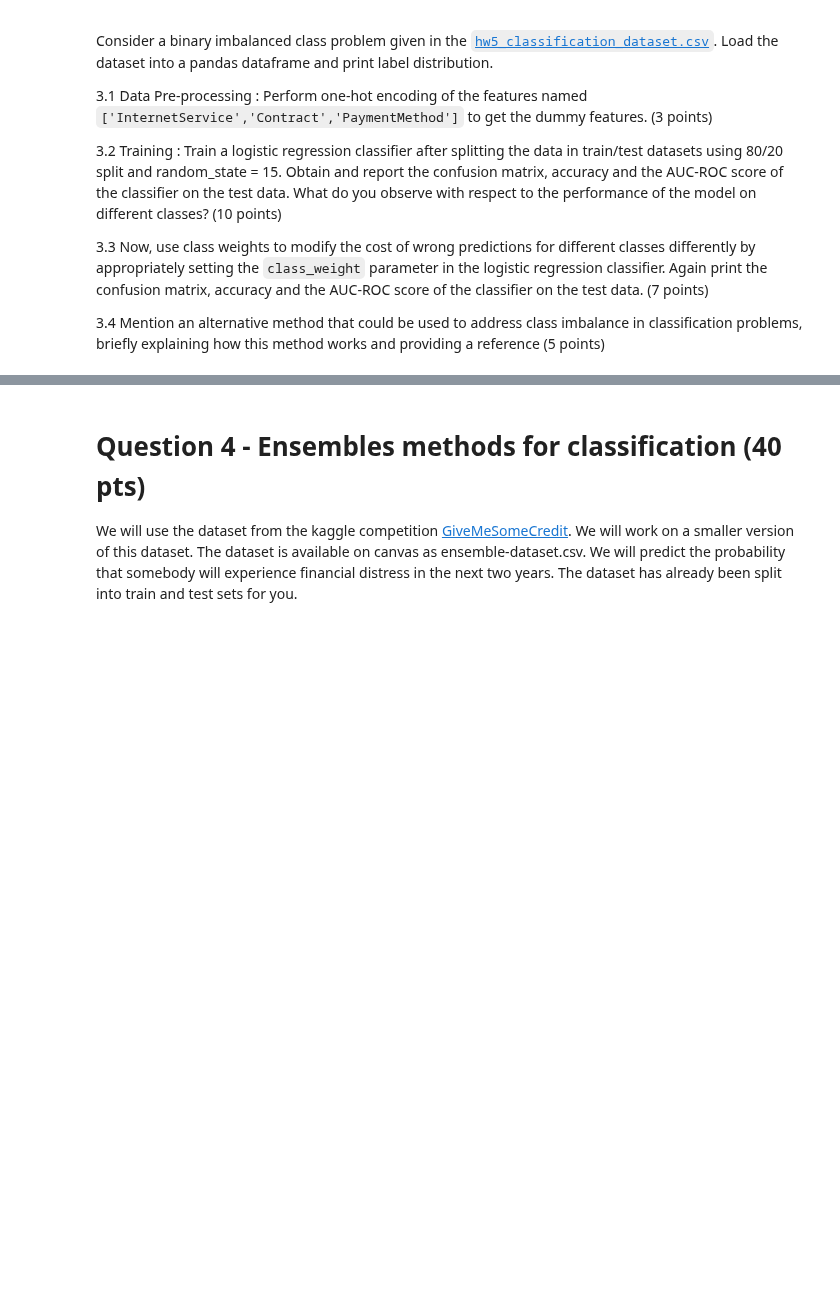
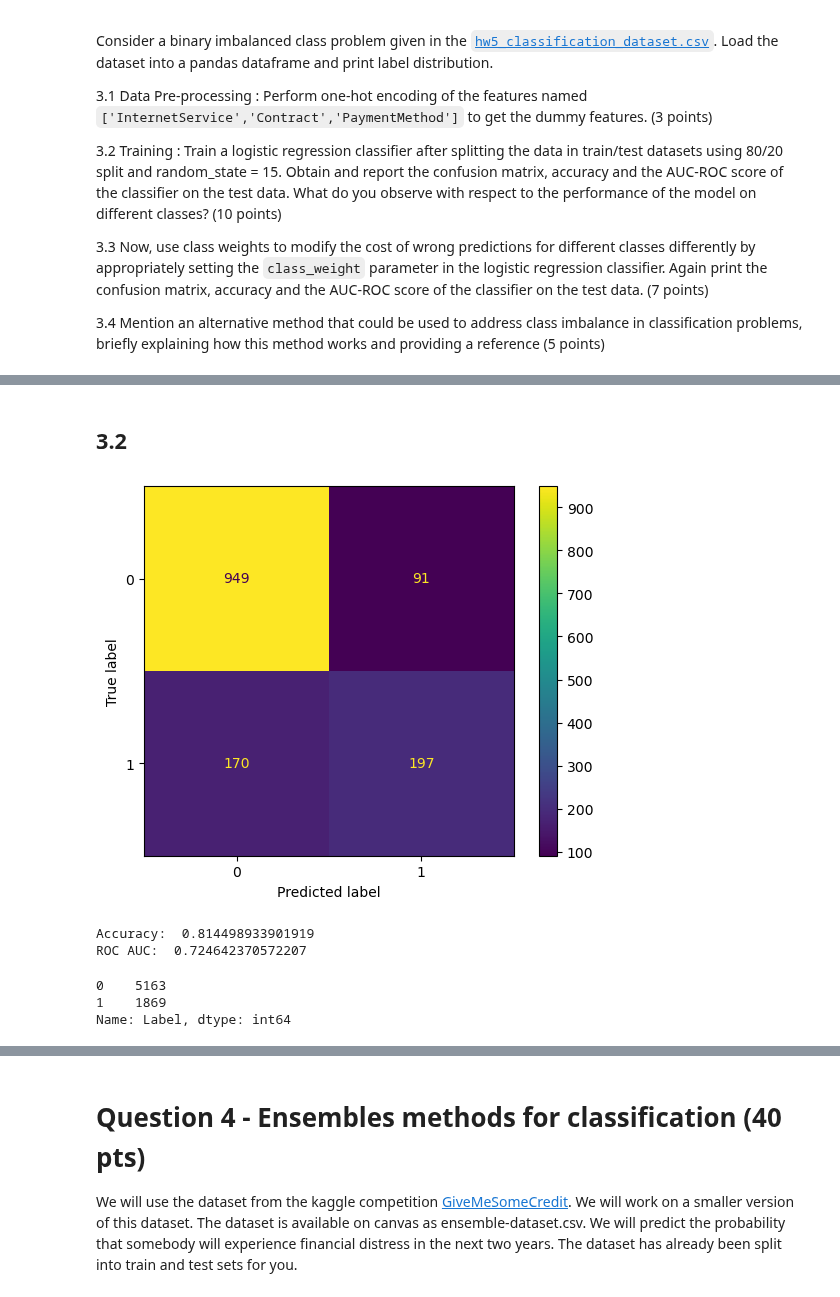
Before and after one commit to babusid/ECE461P, a Jupyter notebook: HW5/HW5.ipynb, the cells around one changed output, grey strips where cells are left out. Drawn from its saved outputs; the diff is of its cells as text; code cells hidden in the pictures; blank space fills up the shorter version.

```diff
--- a/HW5/HW5.ipynb
+++ b/HW5/HW5.ipynb
@@ -81,0 +133,11 @@ df = pd.read_csv('hw5_classification_dataset.csv', index_col = [0])
+# %%
+# Add internet_onehot to df as 3 columns and drop InternetService, without adding any nan values
+df = pd.concat([df, internet_onehot_df], axis=1)
+df = df.drop(['InternetService'], axis=1)
+# %%
+# do the same for contract and payment
+df = pd.concat([df, contract_onehot_df], axis=1)
+df = df.drop(['Contract'], axis=1)
+# %%
+df = pd.concat([df, payment_onehot_df], axis=1)
+df = df.drop(['PaymentMethod'], axis=1)
@@ -82,8 +154,33 @@ df = pd.read_csv('hw5_classification_dataset.csv', index_col = [0])
+# %% [markdown]
+## 3.2
 # %%
 # Train test split
 from sklearn.model_selection import train_test_split
+
+X_train, X_test, y_train, y_test = train_test_split(df.drop(['Label'], axis=1), df['Label'], test_size=0.2, random_state=15)
 # %%
 from sklearn.linear_model import LogisticRegression
-from sklearn.metrics import confusion_matrix
-from sklearn.metrics import f1_score, roc_auc_score
+from sklearn.metrics import confusion_matrix, ConfusionMatrixDisplay
+from sklearn.metrics import f1_score, roc_auc_score, accuracy_score
 # Answer here
+
+model = LogisticRegression()
+model.fit(X_train, y_train)
+y_pred = model.predict(X_test)
+
+cmat = confusion_matrix(y_test, y_pred)
+ConfusionMatrixDisplay(confusion_matrix=cmat, display_labels=model.classes_).plot()
+plt.show()
+
+print("Accuracy: ", accuracy_score(y_test, y_pred))
+print("ROC AUC: ", roc_auc_score(y_test, y_pred))
+# %% [output]
+[figure, added]
+Accuracy:  0.814498933901919
+ROC AUC:  0.724642370572207
+# %%
+df['Label'].value_counts()
+# %% [output]
+0    5163
+1    1869
+Name: Label, dtype: int64
```
Also changed, not shown: parts of 33 cells of this notebook.
